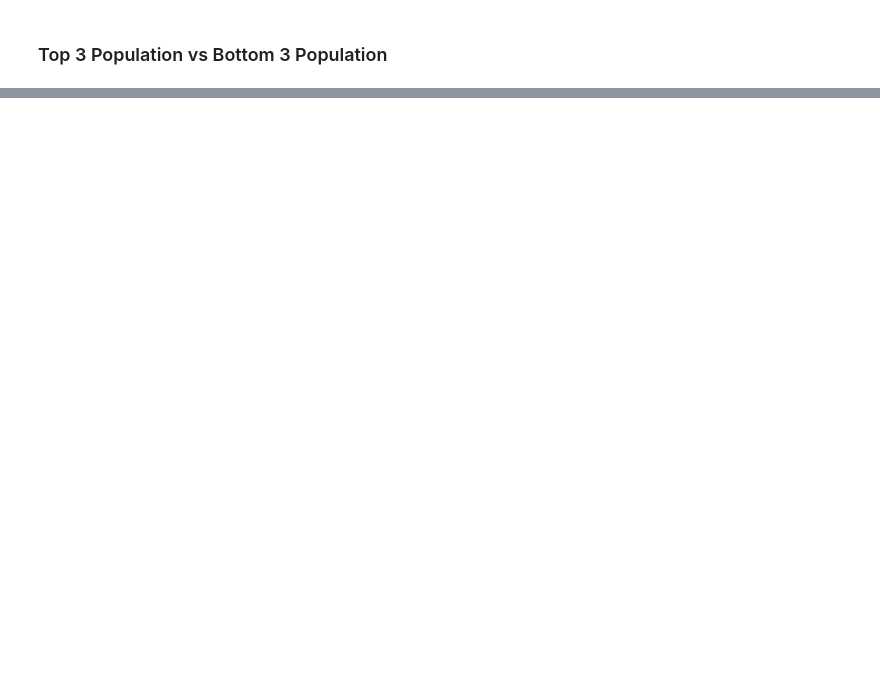
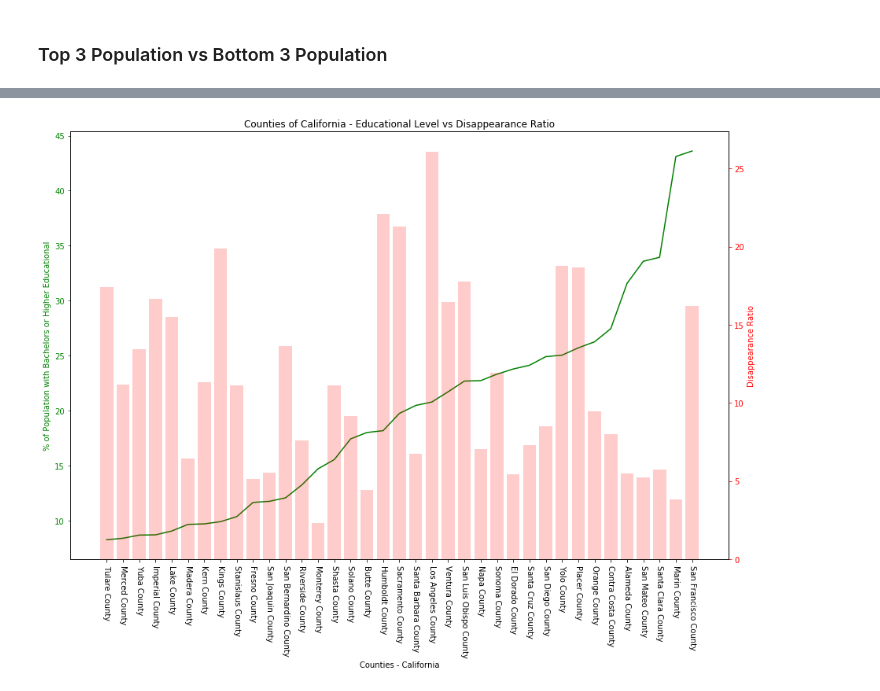
Before and after one commit to ashpon-zz/DoctorsofData, a Jupyter notebook: Final.ipynb, the cells around one changed output, grey strips where cells are left out. Cells and saved outputs as stored; diff of their text form; code cells hidden in the pictures; blank space fills up the shorter version.

```diff
--- a/Final.ipynb
+++ b/Final.ipynb
@@ -419,0 +503,26 @@ https://plot.ly/python/county-level-choropleth/
+# %%
+df_CA_Edu = df_CA_final.sort_values(["4yrs_or_higher%"], ascending = True)
+
+fig, ax1 = plt.subplots(figsize=(15,10))
+x_axis = range(len(df_CA_Edu['county_name']))
+plt.xticks(x_axis, df_CA_Edu['county_name'],rotation=-90)
+
+s1 = df_CA_Edu['4yrs_or_higher%']
+ax1.plot(x_axis, s1, 'g-')
+ax1.set_xlabel('Counties - California')
+# Make the y-axis label, ticks and tick labels match the line color.
+ax1.set_ylabel('% of Population with Bachelors or Higher Educational', color='g')
+ax1.tick_params('y', colors='g')
+
+ax2 = ax1.twinx()
+s2 = df_CA_Edu['missing_people_ratio']
+#round(df_states['Miss_Pop']/df_states['POP'] * 1000000,2)
+ax2.bar(x_axis, s2,color='r',alpha=0.2)
+ax2.set_ylabel('Disappearance Ratio', color='r')
+ax2.tick_params('y', colors='r')
+
+plt.title('Counties of California - Educational Level vs Disappearance Ratio')
+plt.savefig("2b_CA_education")
+plt.show()
+# %% [output]
+[figure, added]
```
Also changed, not shown: parts of 29 cells of this notebook, 13 other files.
